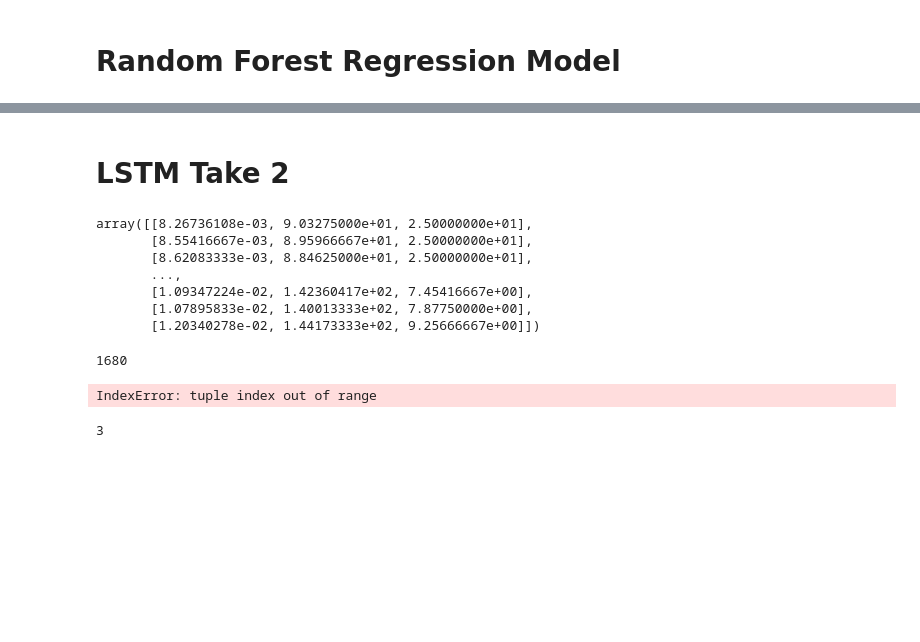
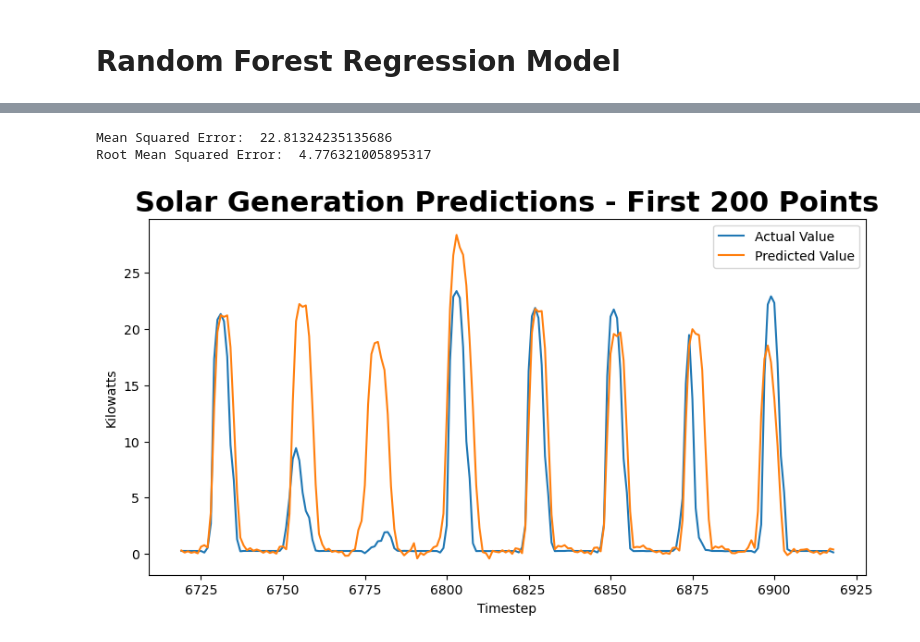
Before and after one commit to adshyam/SmartHome-IOT-devices---EDA-ARIMAs-and-LSTM, a Jupyter notebook: Solar Modeling.ipynb, the cells around one changed output, grey strips where cells are left out. Cells and saved outputs as stored; diff of their text form; code cells hidden in the pictures; blank space fills up the shorter version.

```diff
--- a/Solar Modeling.ipynb
+++ b/Solar Modeling.ipynb
@@ -237,23 +225,0 @@ Train Labels Shape:  (6690, 6)
-# %%
-# Build the sequence of TEST data and labels for predictions
-test_seq = []
-test_lab = []
-
-# Create a Sequence List for TEST data (test_seq) and predictions (test_lab)
-for i in range(0,len(data_test)-seq_length-pred_steps):
-
-    # Build array of arrays
-    test_seq.append(data_test[features].iloc[i:i + seq_length].to_numpy())
-
-    # Calculate the start place for prediction (subtract 1 for zero-indexing)
-    pred_start = (i + seq_length + ph-1)
-
-    # Build array of predictions
-    test_lab.append(data_test['Solar'].iloc[pred_start:pred_start+pred_steps].to_numpy())
-
-# Convert lists to numpy arrays
-test_seq = np.array(test_seq, dtype=object).astype(np.float32)
-test_lab = np.array(test_lab, dtype=object).astype(np.float32)
-
-print('Test Sequences Shape: ', test_seq.shape)
-print('Test Labels Shape: ', test_lab.shape)
@@ -311,3 +225,0 @@ def build_conv_model(train, n_steps, n_length, n_input):
-# %%
-# Build Base LSTM Model
-model = build_base_model(train_seq, train_lab)
@@ -339,2 +225,0 @@ plt.show()
-# %% [markdown]
-# LSTM Take 2
@@ -350,14 +226 @@ def split_dataset(data):
-# %%
-# Split dataset into 80% training and 20% testing
-split = round(len(hour_df)*.20)
-data_train = array(hour_df[:-split]/24)
-data_test = array(hour_df[-split:]/24)
-# %% [output]
-array([[8.26736108e-03, 9.03275000e+01, 2.50000000e+01],
-       [8.55416667e-03, 8.95966667e+01, 2.50000000e+01],
-       [8.62083333e-03, 8.84625000e+01, 2.50000000e+01],
-       ...,
-       [1.09347224e-02, 1.42360417e+02, 7.45416667e+00],
-       [1.07895833e-02, 1.40013333e+02, 7.87750000e+00],
-       [1.20340278e-02, 1.44173333e+02, 9.25666667e+00]])
 # %%
@@ -461,16 +383,11 @@ def evaluate_model(train, test, n_input, model):
 # %%
 n_input = 24
 
 # Build a base LSTM model
-model = build_base_model(data_train, n_input)
+model = build_base_model(train, n_input)
+predictions = predict(train, test, n_input, model)
+evaluate_prediction(data_test['Solar'], predictions)
 # %% [output]
-1680
+Mean Squared Error:  22.81324235135686
+Root Mean Squared Error:  4.776321005895317
+[figure, added]
-# %%
-n_input = 24
-train_x, train_y = to_supervised(data_train, n_input)
-# %% [output]
-IndexError: tuple index out of range
-# %%
-data_train.shape[1]
-# %% [output]
-3
```
Also changed, not shown: parts of 27 cells of this notebook.
